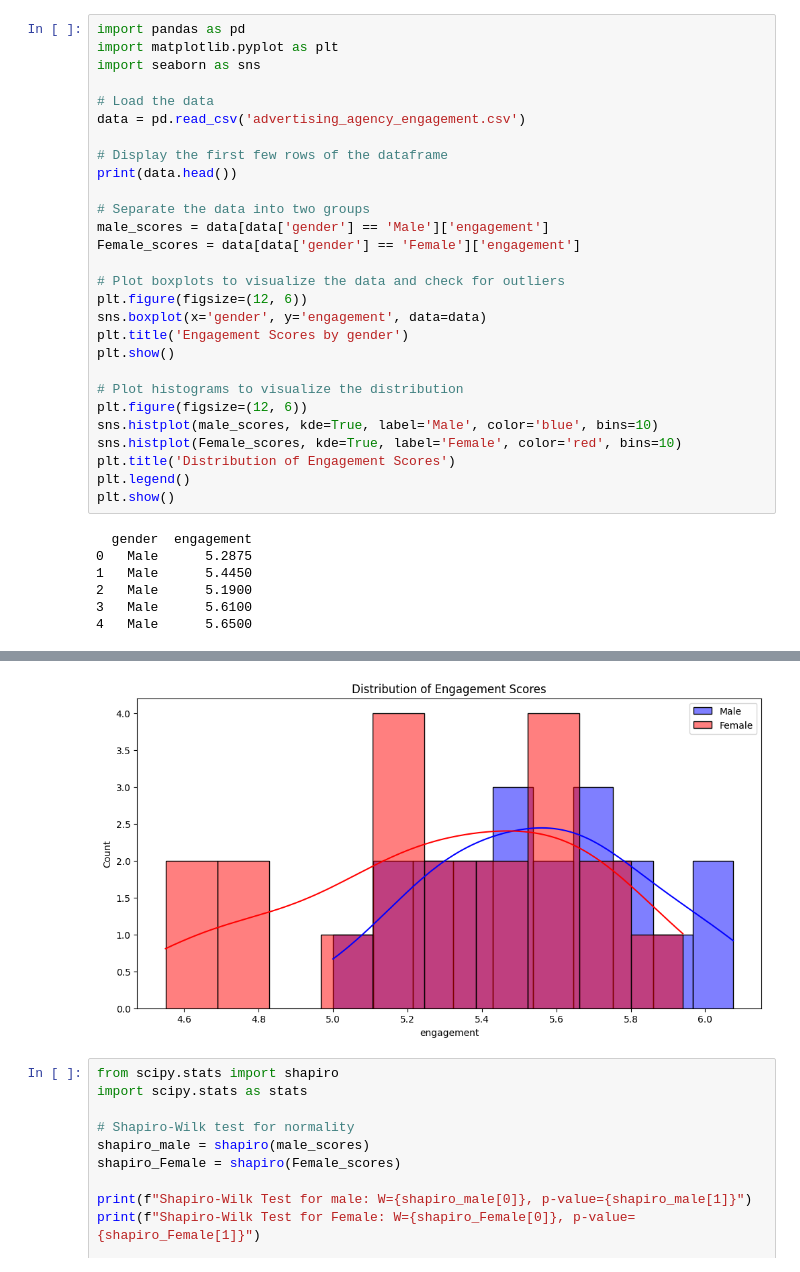
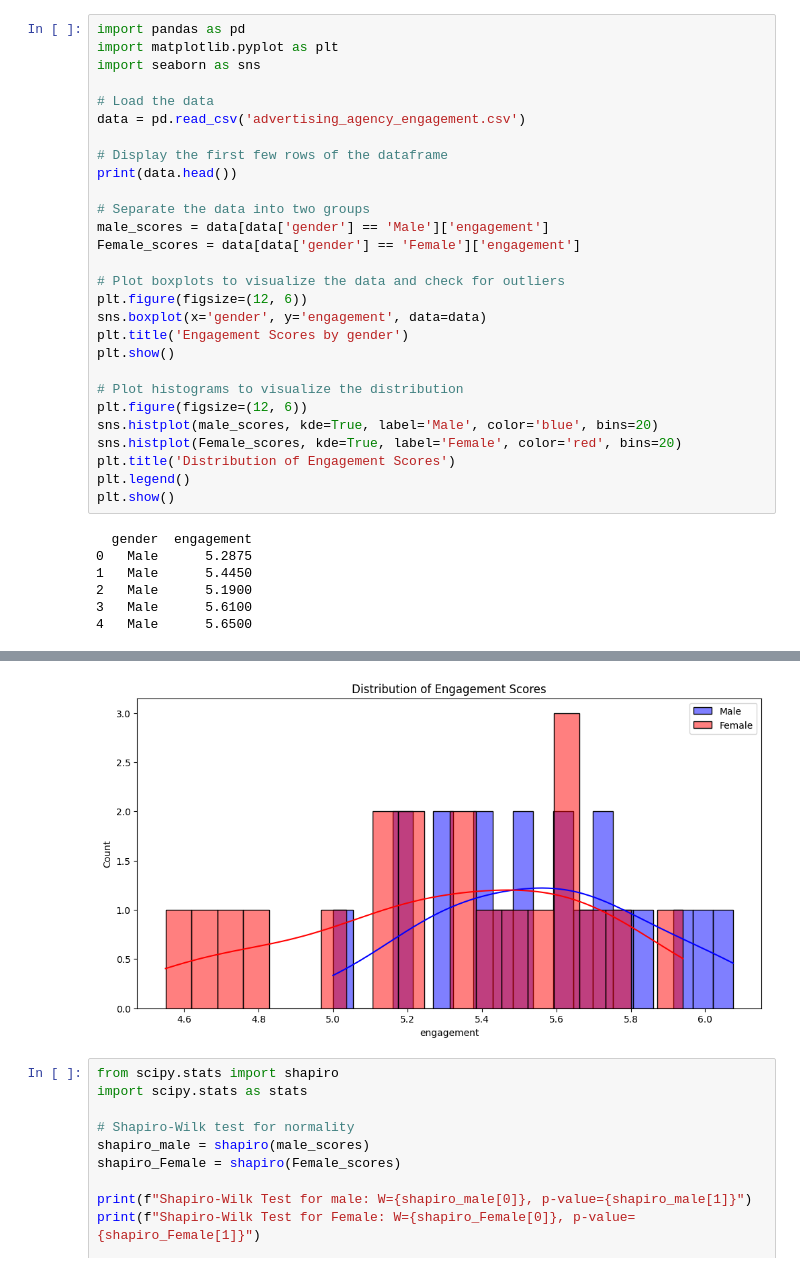
Before and after one commit to ItsShriks/HCIR---Human-centered-Interaction-in-Robotics, a Jupyter notebook: Assignments/Mandatory Homework/HCIR A5/Task_3.ipynb, the cells around one changed output, grey strips where cells are left out. Drawn from its saved outputs; the diff is of its cells as text.

```diff
--- a/Assignments/Mandatory Homework/HCIR A5/Task_3.ipynb
+++ b/Assignments/Mandatory Homework/HCIR A5/Task_3.ipynb
@@ -5,36 +5,36 @@ import seaborn as sns
 
 # Load the data
 data = pd.read_csv('advertising_agency_engagement.csv')
 
 # Display the first few rows of the dataframe
 print(data.head())
 
 # Separate the data into two groups
 male_scores = data[data['gender'] == 'Male']['engagement']
 Female_scores = data[data['gender'] == 'Female']['engagement']
 
 # Plot boxplots to visualize the data and check for outliers
 plt.figure(figsize=(12, 6))
 sns.boxplot(x='gender', y='engagement', data=data)
 plt.title('Engagement Scores by gender')
 plt.show()
 
 # Plot histograms to visualize the distribution
 plt.figure(figsize=(12, 6))
-sns.histplot(male_scores, kde=True, label='Male', color='blue', bins=10)
-sns.histplot(Female_scores, kde=True, label='Female', color='red', bins=10)
+sns.histplot(male_scores, kde=True, label='Male', color='blue', bins=20)
+sns.histplot(Female_scores, kde=True, label='Female', color='red', bins=20)
 plt.title('Distribution of Engagement Scores')
 plt.legend()
 plt.show()
 # %% [output]
   gender  engagement
 0   Male      5.2875
 1   Male      5.4450
 2   Male      5.1900
 3   Male      5.6100
 4   Male      5.6500
 [figure]
-[figure, old version]
+[figure, new version]
 # %%
 from scipy.stats import shapiro
 import scipy.stats as stats
```
Also changed, not shown: parts of 1 cell of this notebook.
